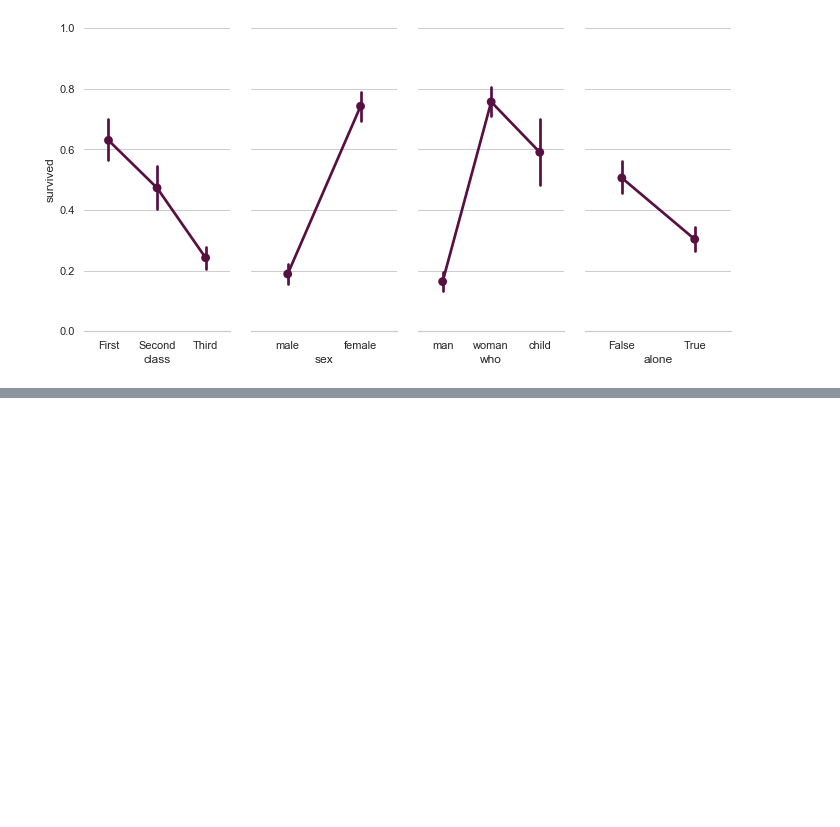
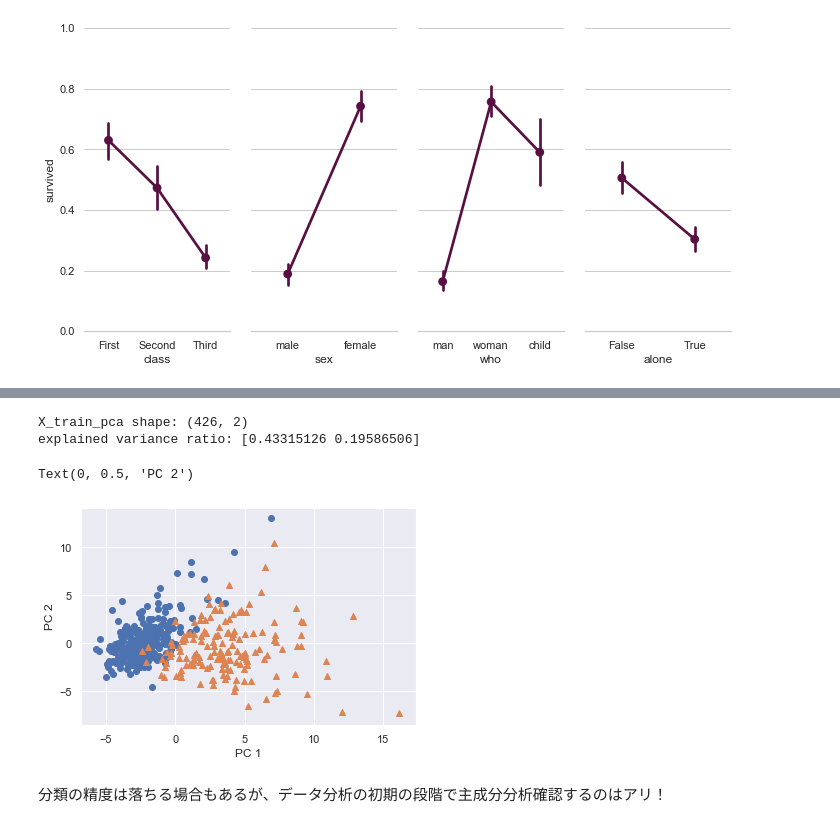
Before and after one commit to SatoRiyu/Study-AI, a Jupyter notebook: 機械学習/ML_note.ipynb, the cells around one changed output, grey strips where cells are left out. Drawn from its saved outputs; the diff is of its cells as text; code cells hidden in the pictures; blank space fills up the shorter version.

```diff
--- a/機械学習/ML_note.ipynb
+++ b/機械学習/ML_note.ipynb
@@ -917,0 +1038,28 @@ plt.show()
+# %%
+# PCA
+# 次元数2まで圧縮
+pca = PCA(n_components=2)
+X_train_pca = pca.fit_transform(X_train_scaled)
+print('X_train_pca shape: {}'.format(X_train_pca.shape))
+# X_train_pca shape: (426, 2)
+
+# 寄与率
+print('explained variance ratio: {}'.format(pca.explained_variance_ratio_))
+# explained variance ratio: [ 0.43315126  0.19586506]
+
+# 散布図にプロット
+temp = pd.DataFrame(X_train_pca)
+temp['Outcome'] = y_train.values
+b = temp[temp['Outcome'] == 0]
+m = temp[temp['Outcome'] == 1]
+plt.scatter(x=b[0], y=b[1], marker='o') # 良性は○でマーク
+plt.scatter(x=m[0], y=m[1], marker='^') # 悪性は△でマーク
+plt.xlabel('PC 1') # 第1主成分をx軸
+plt.ylabel('PC 2') # 第2主成分をy軸
+# %% [output]
+X_train_pca shape: (426, 2)
+explained variance ratio: [0.43315126 0.19586506]
+Text(0, 0.5, 'PC 2')
+[figure, added]
+# %% [markdown]
+分類の精度は落ちる場合もあるが、データ分析の初期の段階で主成分分析確認するのはアリ！
```
Also changed, not shown: parts of 27 cells of this notebook, 4 other files.
